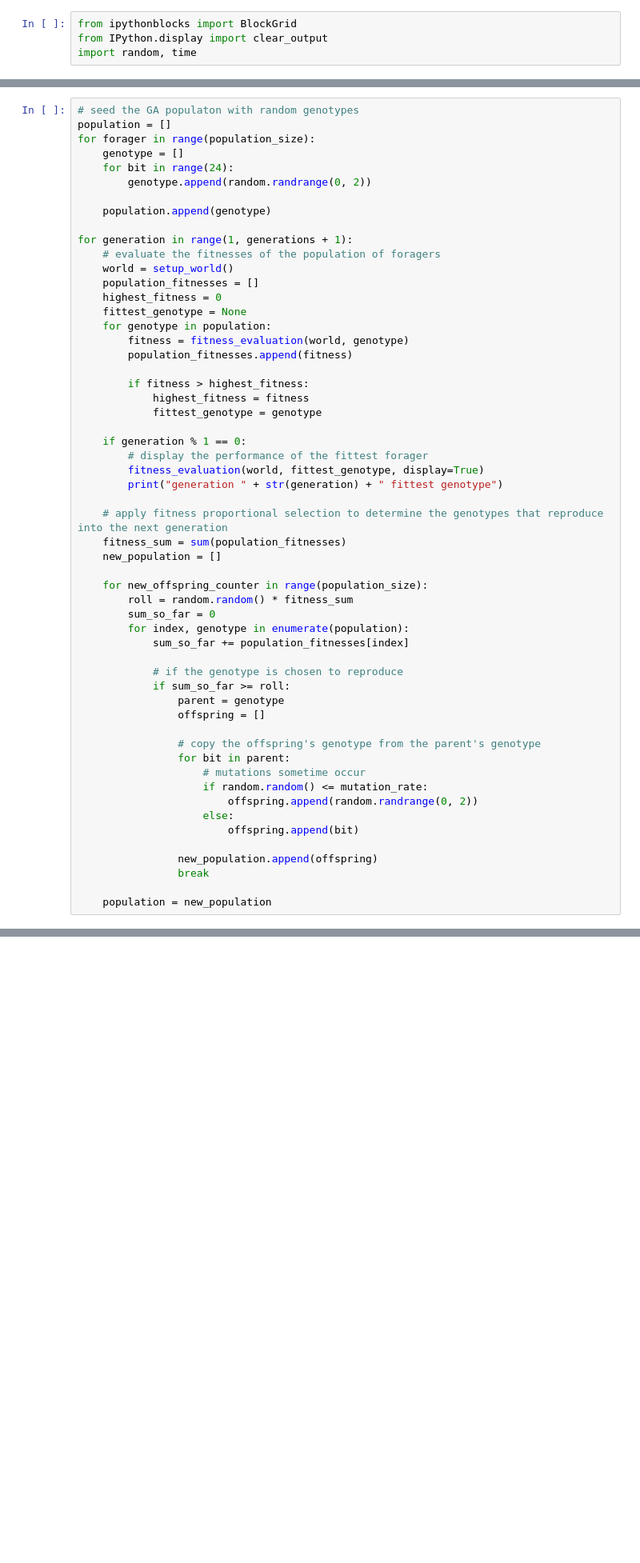
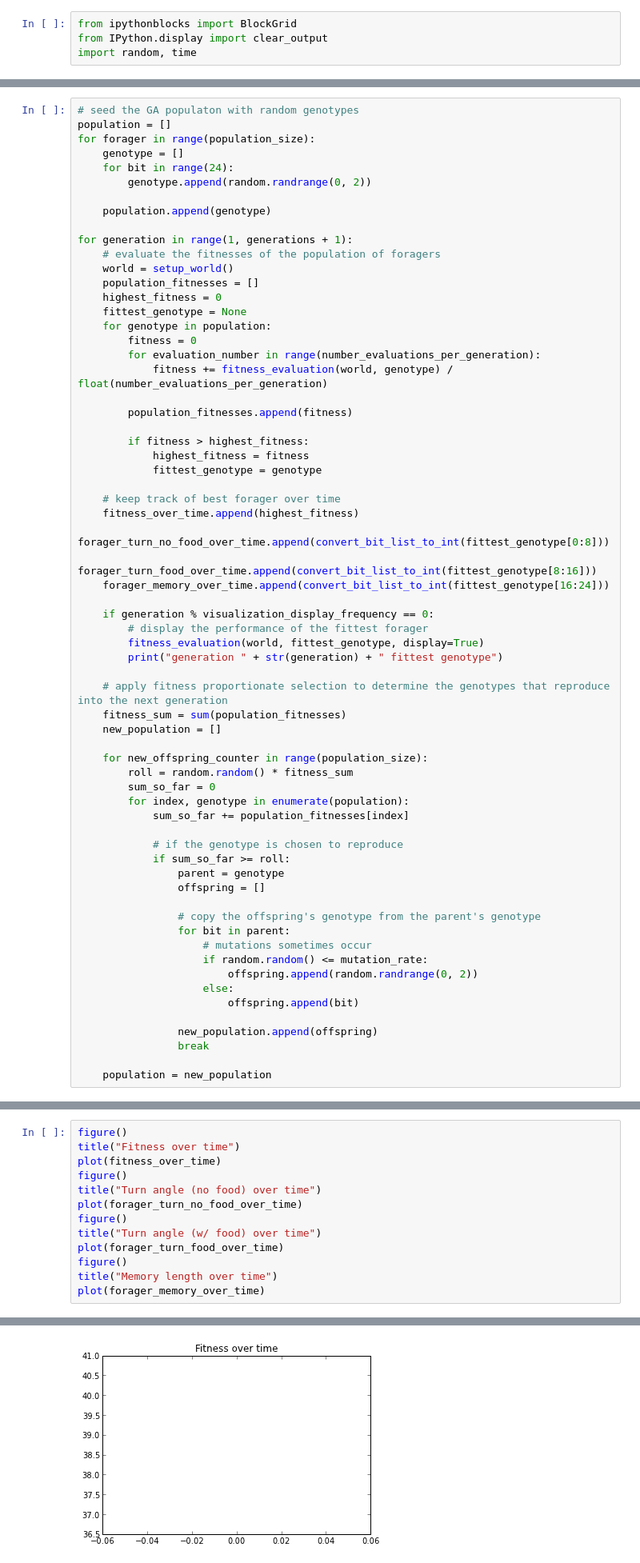
Before and after one commit to rhiever/Intro-to-Evolutionary-Modeling, a Jupyter notebook: Animal Foraging and the Evolution of Goal-Directed Cognition.ipynb, the cells around one changed output, grey strips where cells are left out. Shown at 80% size. Saved outputs shown, nothing was run; the diff lists cells and outputs as text; blank space fills up the shorter version.

```diff
--- a/Animal Foraging and the Evolution of Goal-Directed Cognition.ipynb
+++ b/Animal Foraging and the Evolution of Goal-Directed Cognition.ipynb
@@ -157,19 +217,28 @@ for generation in range(1, generations + 1):
     highest_fitness = 0
     fittest_genotype = None
     for genotype in population:
-        fitness = fitness_evaluation(world, genotype)
+        fitness = 0
+        for evaluation_number in range(number_evaluations_per_generation):
+            fitness += fitness_evaluation(world, genotype) / float(number_evaluations_per_generation)
+
         population_fitnesses.append(fitness)
 
         if fitness > highest_fitness:
             highest_fitness = fitness
             fittest_genotype = genotype
 
-    if generation % 1 == 0:
+    # keep track of best forager over time
+    fitness_over_time.append(highest_fitness)
+    forager_turn_no_food_over_time.append(convert_bit_list_to_int(fittest_genotype[0:8]))
+    forager_turn_food_over_time.append(convert_bit_list_to_int(fittest_genotype[8:16]))
+    forager_memory_over_time.append(convert_bit_list_to_int(fittest_genotype[16:24]))
+
+    if generation % visualization_display_frequency == 0:
         # display the performance of the fittest forager
         fitness_evaluation(world, fittest_genotype, display=True)
         print("generation " + str(generation) + " fittest genotype")
 
-    # apply fitness proportional selection to determine the genotypes that reproduce into the next generation
+    # apply fitness proportionate selection to determine the genotypes that reproduce into the next generation
     fitness_sum = sum(population_fitnesses)
     new_population = []
 
@@ -186,7 +255,7 @@ for generation in range(1, generations + 1):
 
                 # copy the offspring's genotype from the parent's genotype
                 for bit in parent:
-                    # mutations sometime occur
+                    # mutations sometimes occur
                     if random.random() <= mutation_rate:
                         offspring.append(random.randrange(0, 2))
                     else:
@@ -204 +273,15 @@ forager_memory: 88
 generation 1 fittest genotype
+# %%
+figure()
+title("Fitness over time")
+plot(fitness_over_time)
+figure()
+title("Turn angle (no food) over time")
+plot(forager_turn_no_food_over_time)
+figure()
+title("Turn angle (w/ food) over time")
+plot(forager_turn_food_over_time)
+figure()
+title("Memory length over time")
+plot(forager_memory_over_time)
+# %% [output]
@@ -204,0 +289 @@ generation 1 fittest genotype
+[figure, added]
```
Also changed, not shown: parts of 5 cells of this notebook.
